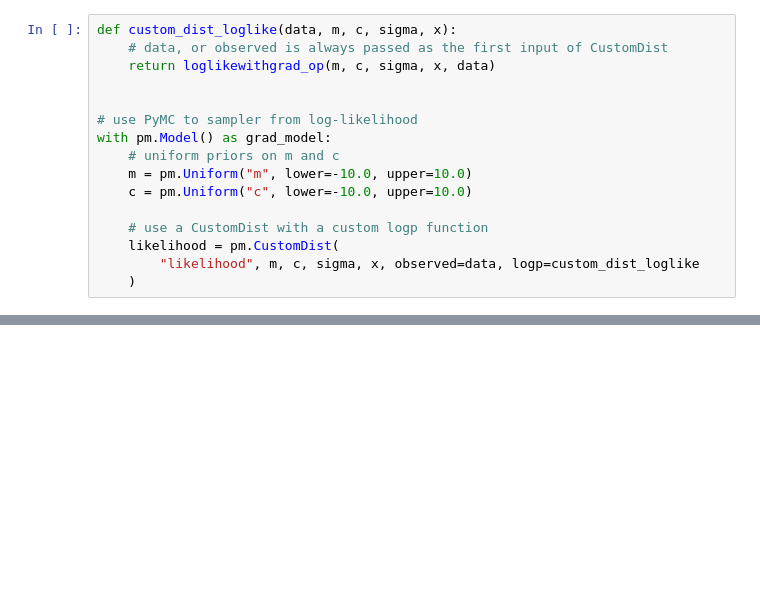
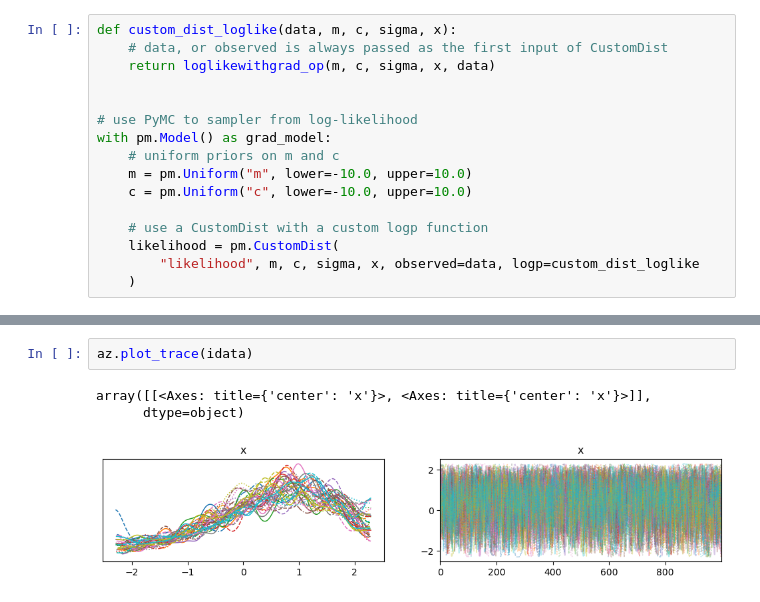
Before and after one commit to Kumachar/ResearchExamples, a Jupyter notebook: Interpolation_Likelihood.ipynb, the cells around one changed output, grey strips where cells are left out. Cells and saved outputs as stored; diff of their text form; blank space fills up the shorter version.

```diff
--- a/Interpolation_Likelihood.ipynb
+++ b/Interpolation_Likelihood.ipynb
@@ -314,0 +331,6 @@ az.summary(idata_grad)
+# %%
+az.plot_trace(idata)
+# %% [output]
+array([[<Axes: title={'center': 'x'}>, <Axes: title={'center': 'x'}>]],
+      dtype=object)
+[figure, added]
```
Also changed, not shown: parts of 14 cells of this notebook, 1 other file.
